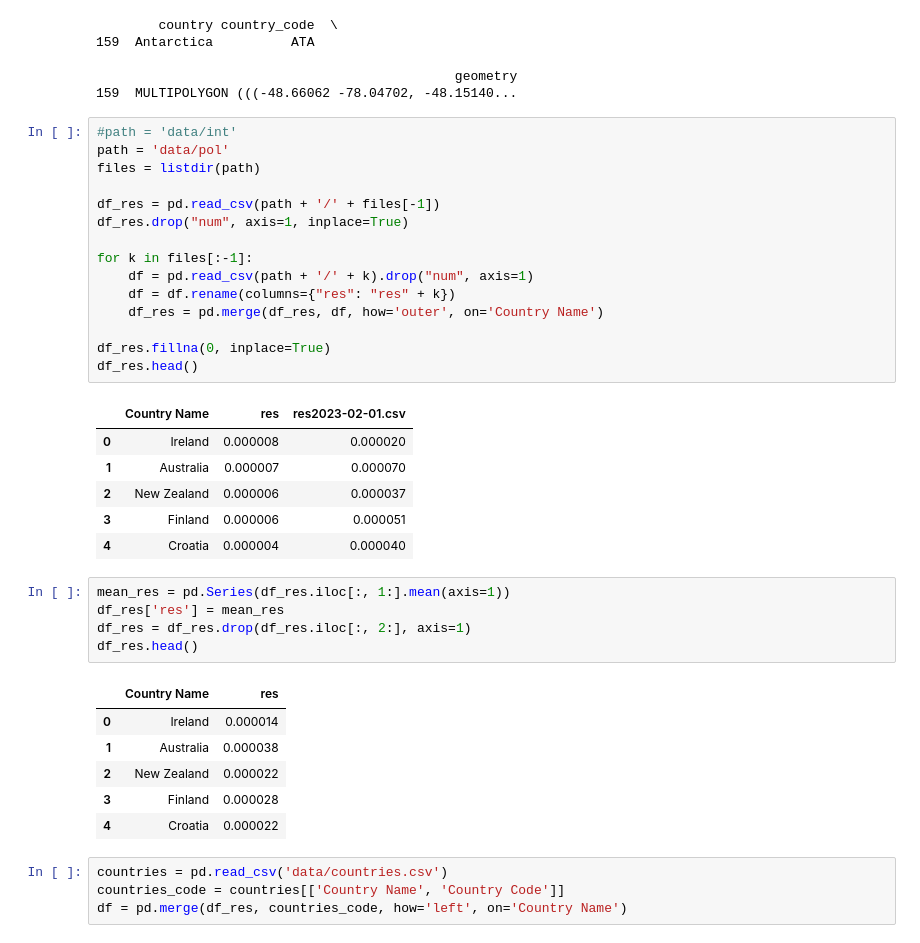
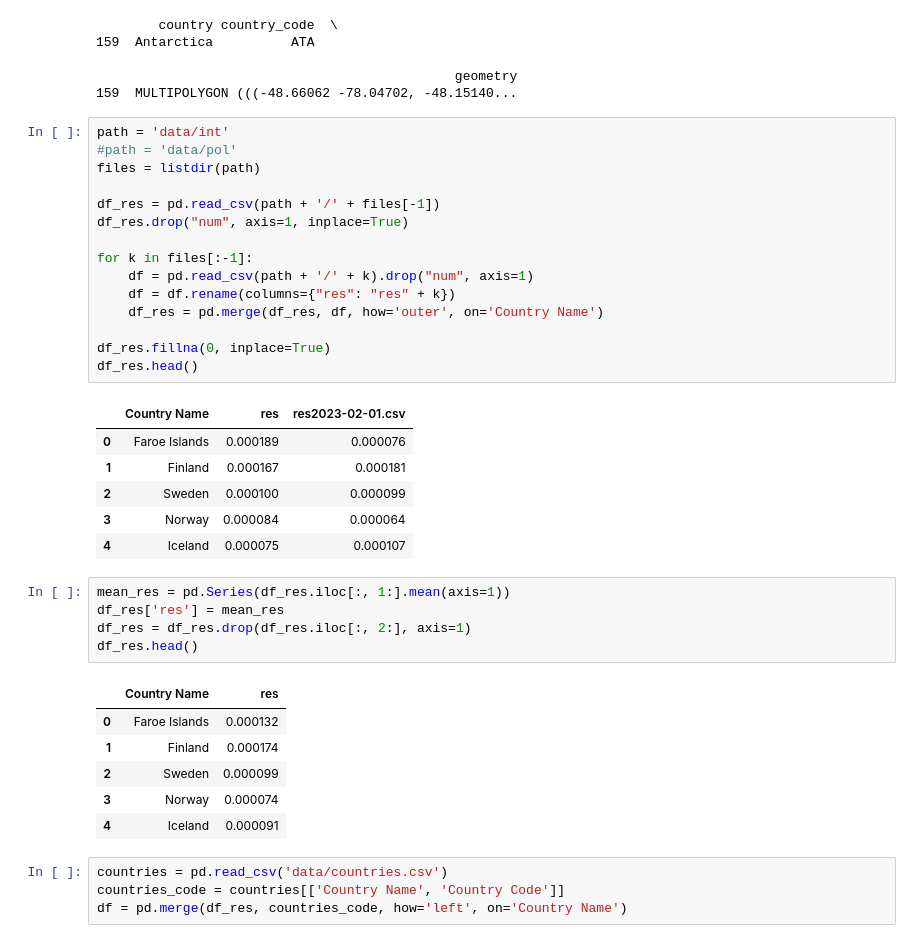
Before and after one commit to ksn38/4chan, a Jupyter notebook: map.ipynb, the cells around one changed output. Drawn from its saved outputs; the diff is of its cells as text.

```diff
--- a/map.ipynb
+++ b/map.ipynb
@@ -28,27 +28,27 @@ gdf = gdf.drop(gdf.index[159])
                                               geometry
 159  MULTIPOLYGON (((-48.66062 -78.04702, -48.15140...
 # %%
-#path = 'data/int'
-path = 'data/pol'
+path = 'data/int'
+#path = 'data/pol'
 files = listdir(path)
 
 df_res = pd.read_csv(path + '/' + files[-1])
 df_res.drop("num", axis=1, inplace=True)
 
 for k in files[:-1]:
     df = pd.read_csv(path + '/' + k).drop("num", axis=1)
     df = df.rename(columns={"res": "res" + k})
     df_res = pd.merge(df_res, df, how='outer', on='Country Name')
 
 df_res.fillna(0, inplace=True)
 df_res.head()
 # %% [output]
 |  | Country Name | res | res2023-02-01.csv |
-| 0 | Ireland | 0.000008 | 0.000020 |
-| 1 | Australia | 0.000007 | 0.000070 |
-| 2 | New Zealand | 0.000006 | 0.000037 |
-| 3 | Finland | 0.000006 | 0.000051 |
-| 4 | Croatia | 0.000004 | 0.000040 |
+| 0 | Faroe Islands | 0.000189 | 0.000076 |
+| 1 | Finland | 0.000167 | 0.000181 |
+| 2 | Sweden | 0.000100 | 0.000099 |
+| 3 | Norway | 0.000084 | 0.000064 |
+| 4 | Iceland | 0.000075 | 0.000107 |
 # %%
 mean_res = pd.Series(df_res.iloc[:, 1:].mean(axis=1))
 df_res['res'] = mean_res
@@ -56,11 +56,11 @@ df_res = df_res.drop(df_res.iloc[:, 2:], axis=1)
 df_res.head()
 # %% [output]
 |  | Country Name | res |
-| 0 | Ireland | 0.000014 |
-| 1 | Australia | 0.000038 |
-| 2 | New Zealand | 0.000022 |
-| 3 | Finland | 0.000028 |
-| 4 | Croatia | 0.000022 |
+| 0 | Faroe Islands | 0.000132 |
+| 1 | Finland | 0.000174 |
+| 2 | Sweden | 0.000099 |
+| 3 | Norway | 0.000074 |
+| 4 | Iceland | 0.000091 |
 # %%
 countries = pd.read_csv('data/countries.csv')
 countries_code = countries[['Country Name', 'Country Code']]
```
Also changed, not shown: parts of 3 cells of this notebook, 5 other files.
